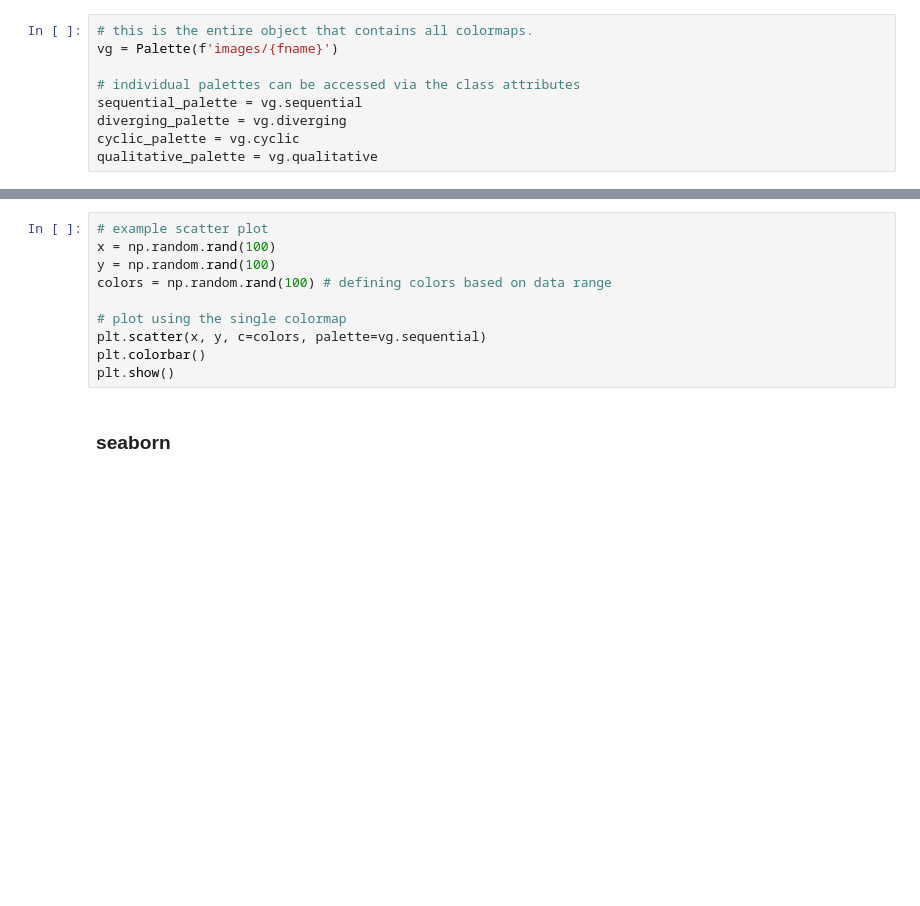
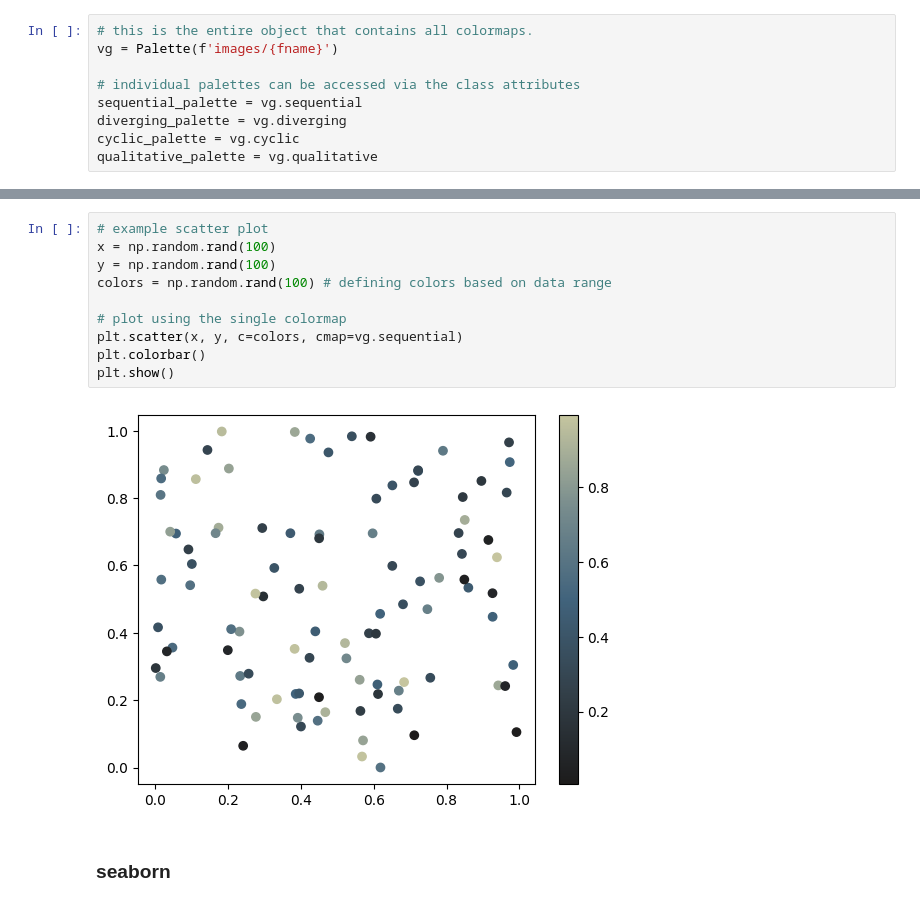
Before and after one commit to sansona/palettecleanse, a Jupyter notebook: usage.ipynb, the cells around one changed output, grey strips where cells are left out. Cells and saved outputs as stored; diff of their text form; blank space fills up the shorter version.

```diff
--- a/usage.ipynb
+++ b/usage.ipynb
@@ -73,13 +82,15 @@ plt.show()
 # %%
 # example scatter plot
 x = np.random.rand(100)
 y = np.random.rand(100)
 colors = np.random.rand(100) # defining colors based on data range
 
 # plot using the single colormap
-plt.scatter(x, y, c=colors, palette=vg.sequential)
+plt.scatter(x, y, c=colors, cmap=vg.sequential)
 plt.colorbar()
 plt.show()
+# %% [output]
+[figure, added]
 # %% [markdown]
 ### seaborn
 # %% [markdown]
```
Also changed, not shown: parts of 9 cells of this notebook, 10 other files.
